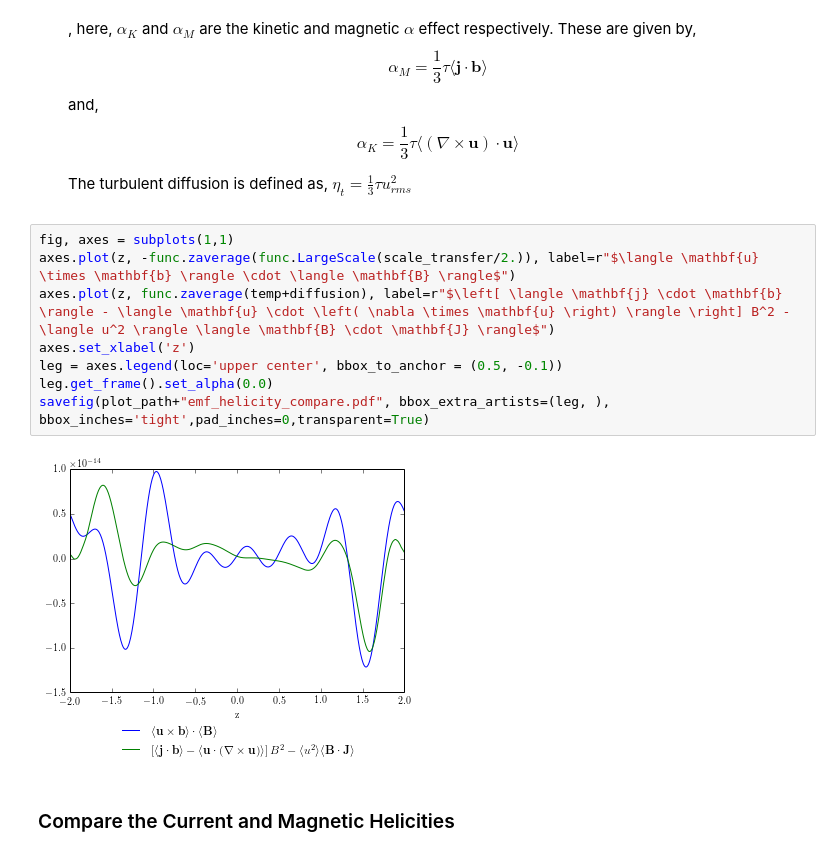
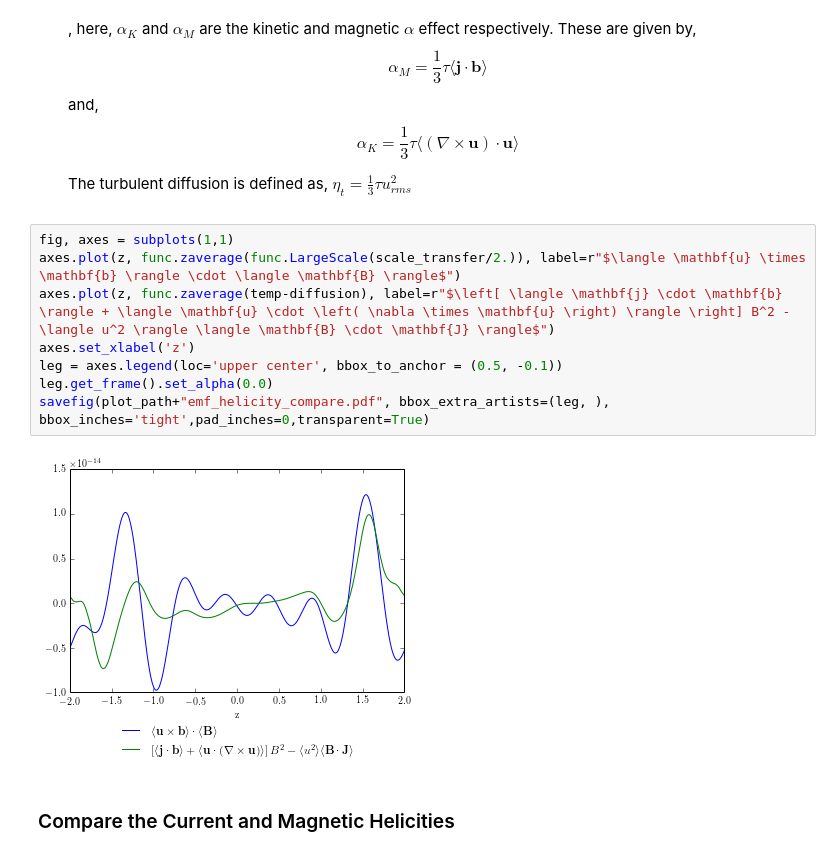
Before and after one commit to DrJeckyl/Python-ShearingBox-Analysis, a Jupyter notebook: PaperWorkflow.ipynb, the cells around one changed output. Saved outputs shown, nothing was run; the diff lists cells and outputs as text.

```diff
--- a/PaperWorkflow.ipynb
+++ b/PaperWorkflow.ipynb
@@ -234,14 +234,14 @@ savefig(plot_path+"small_scale_h_evolution.pdf", bbox_extra_artists=(leg, ), bbo
     $\eta_t = \frac{1}{3} \tau u^2_{rms}$
 # %%
 fig, axes = subplots(1,1)
-axes.plot(z, -func.zaverage(func.LargeScale(scale_transfer/2.)), label=r"$\langle \mathbf{u} \times \mathbf{b} \rangle \cdot \langle \mathbf{B} \rangle$")
-axes.plot(z, func.zaverage(temp+diffusion), label=r"$\left[ \langle \mathbf{j} \cdot \mathbf{b} \rangle - \langle \mathbf{u} \cdot \left( \nabla \times \mathbf{u} \right) \rangle \right] B^2 - \langle u^2 \rangle \langle \mathbf{B} \cdot \mathbf{J} \rangle$")
+axes.plot(z, func.zaverage(func.LargeScale(scale_transfer/2.)), label=r"$\langle \mathbf{u} \times \mathbf{b} \rangle \cdot \langle \mathbf{B} \rangle$")
+axes.plot(z, func.zaverage(temp-diffusion), label=r"$\left[ \langle \mathbf{j} \cdot \mathbf{b} \rangle + \langle \mathbf{u} \cdot \left( \nabla \times \mathbf{u} \right) \rangle \right] B^2 - \langle u^2 \rangle \langle \mathbf{B} \cdot \mathbf{J} \rangle$")
 axes.set_xlabel('z')
 leg = axes.legend(loc='upper center', bbox_to_anchor = (0.5, -0.1))
 leg.get_frame().set_alpha(0.0)
 savefig(plot_path+"emf_helicity_compare.pdf", bbox_extra_artists=(leg, ), bbox_inches='tight',pad_inches=0,transparent=True)
 # %% [output]
-[figure, old version]
+[figure, new version]
 # %% [markdown]
 ### Compare the Current and Magnetic Helicities
 # %%
```
Also changed, not shown: parts of 7 cells of this notebook, 1 other file.
